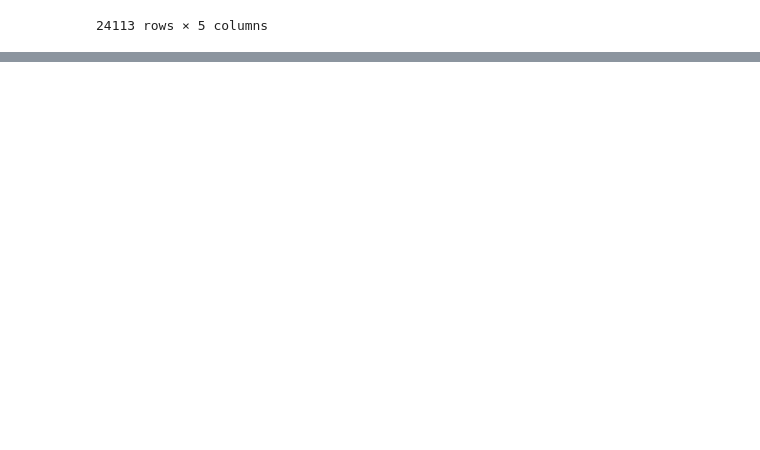
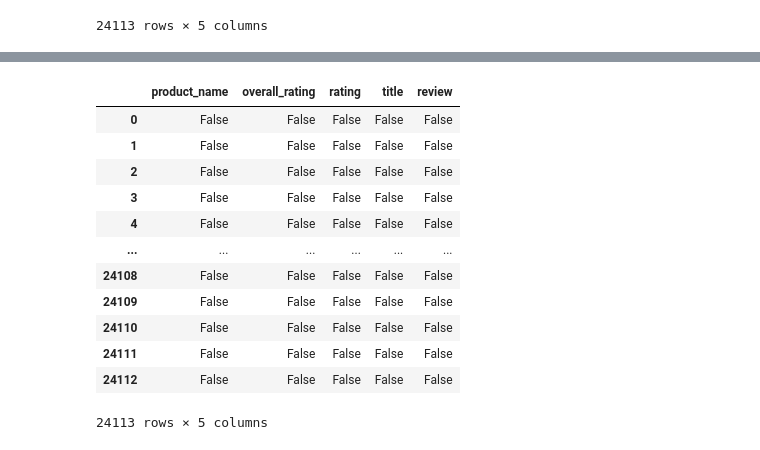
Before and after one commit to man0045/ML_Models, a Jupyter notebook: Laptop-revirew.ipynb, the cells around one changed output, grey strips where cells are left out. Cells and saved outputs as stored; diff of their text form; code cells hidden in the pictures; blank space fills up the shorter version.

```diff
--- a/Laptop-revirew.ipynb
+++ b/Laptop-revirew.ipynb
@@ -201,0 +211,16 @@ DS.tail()
+# %%
+DS.isna()
+# %% [output]
+|  | product_name | overall_rating | rating | title | review |
+| 0 | False | False | False | False | False |
+| 1 | False | False | False | False | False |
+| 2 | False | False | False | False | False |
+| 3 | False | False | False | False | False |
+| 4 | False | False | False | False | False |
+| ... | ... | ... | ... | ... | ... |
+| 24108 | False | False | False | False | False |
+| 24109 | False | False | False | False | False |
+| 24110 | False | False | False | False | False |
+| 24111 | False | False | False | False | False |
+| 24112 | False | False | False | False | False |
+24113 rows × 5 columns
```
Also changed, not shown: parts of 1 cell of this notebook.
